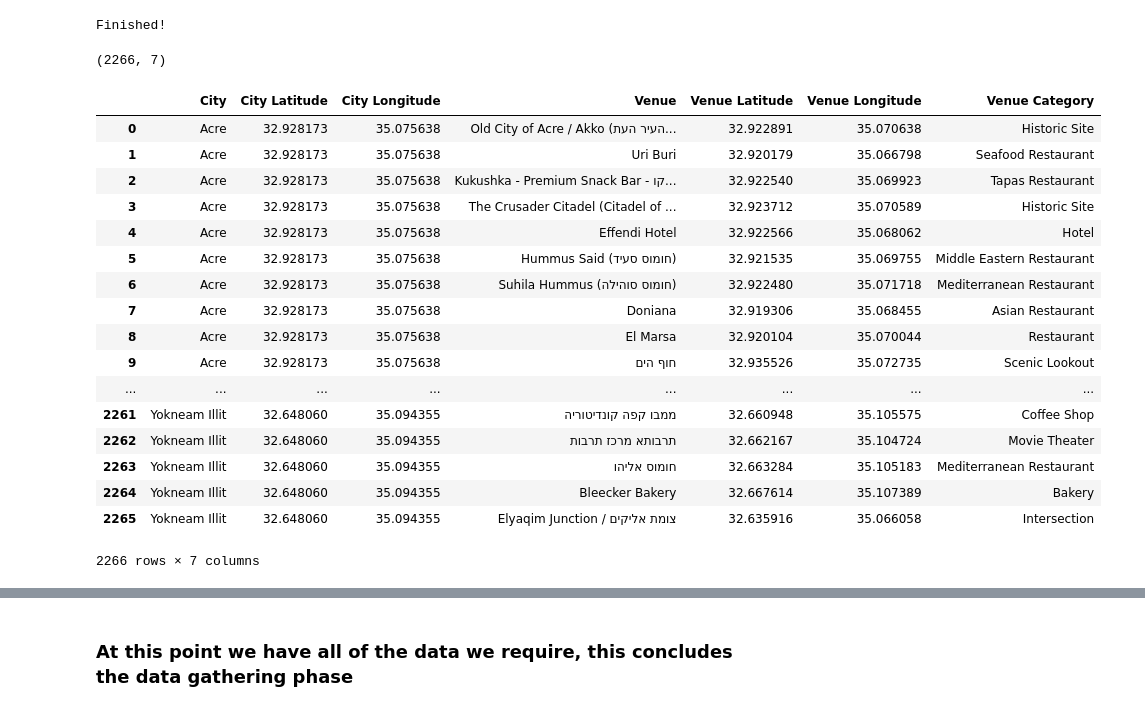
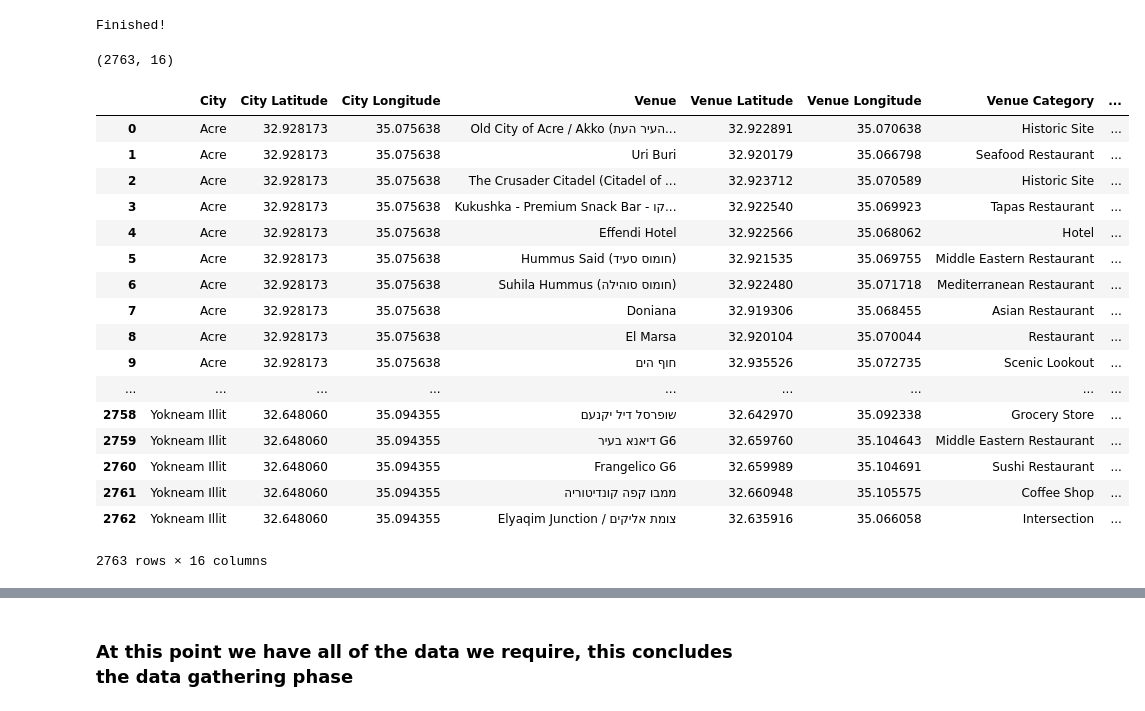
Before and after one commit to guy6400/Coursera_Capstone, a Jupyter notebook: Capstone_Project_Final.ipynb, the cells around one changed output, grey strips where cells are left out. Cells and saved outputs as stored; diff of their text form; code cells hidden in the pictures.

```diff
--- a/Capstone_Project_Final.ipynb
+++ b/Capstone_Project_Final.ipynb
@@ -105,0 +182,10 @@ df_socio.describe(include="all")
+# %%
+# Socio_Economic_Cluster: Precentile groups, 1-lo1, 10-high
+# Socio_Economic_Ranking - Rank among all Iseaeli Settelments, goes from 1- low, to 256 high
+# lets drop the redundent column and merge the new ones into our dataframe
+
+df_socio.drop(['Socio_Economic_Index'], axis=1, inplace=True)
+
+df_socio = pd.merge(df_socio, extea_socio, how="left", on=["Name"])
+
+df_socio.describe(include="all")
@@ -250,11 +350,11 @@ CLIENT_ID has been set
 CLIENT_SECRET has been set
 # %%
 LIMIT = 100 # limit of number of venues returned by Foursquare API
-radius = 3000 # define radius
+radius = 4000 # define radius
 # %%
  #create a function to get venus for all the cities in Israel
 
-def getNearbyVenues(names, latitudes, longitudes, radius=3000):
+def getNearbyVenues(names, latitudes, longitudes, radius=4000):
 
     venues_list=[]
     for name, lat, lng in zip(names, latitudes, longitudes):
@@ -299,31 +399,34 @@ def getNearbyVenues(names, latitudes, longitudes, radius=3000):
 Israel_venues = getNearbyVenues(names=df_socio['Name'],
                                  latitudes=df_socio['latitude'],
                                  longitudes=df_socio['longitude'],
-                                 radius = 3000
+                                 radius = 4000
                                 )
 # %% [output]
 Finished!
 # %%
-# check the size of the resulting dataframe
+#merge variables check the size of the resulting dataframe
+df_socio.rename(columns={'Name':'City'}, inplace=True)
+Israel_venues = pd.merge(Israel_venues, df_socio, how="left", on=["City"])
+
 print(Israel_venues.shape)
 Israel_venues
 # %% [output]
-(2266, 7)
+(2763, 16)
-|  | City | City Latitude | City Longitude | Venue | Venue Latitude | Venue Longitude | Venue Category |
-| 0 | Acre | 32.928173 | 35.075638 | Old City of Acre / Akko (העיר העת... | 32.922891 | 35.070638 | Historic Site |
-| 1 | Acre | 32.928173 | 35.075638 | Uri Buri | 32.920179 | 35.066798 | Seafood Restaurant |
-| 2 | Acre | 32.928173 | 35.075638 | Kukushka - Premium Snack Bar - קו... | 32.922540 | 35.069923 | Tapas Restaurant |
-| 3 | Acre | 32.928173 | 35.075638 | The Crusader Citadel (Citadel of ... | 32.923712 | 35.070589 | Historic Site |
-| 4 | Acre | 32.928173 | 35.075638 | Effendi Hotel | 32.922566 | 35.068062 | Hotel |
-| 5 | Acre | 32.928173 | 35.075638 | Hummus Said (חומוס סעיד) | 32.921535 | 35.069755 | Middle Eastern Restaurant |
-| 6 | Acre | 32.928173 | 35.075638 | Suhila Hummus (חומוס סוהילה) | 32.922480 | 35.071718 | Mediterranean Restaurant |
-| 7 | Acre | 32.928173 | 35.075638 | Doniana | 32.919306 | 35.068455 | Asian Restaurant |
-| 8 | Acre | 32.928173 | 35.075638 | El Marsa | 32.920104 | 35.070044 | Restaurant |
-| 9 | Acre | 32.928173 | 35.075638 | חוף הים | 32.935526 | 35.072735 | Scenic Lookout |
-| ... | ... | ... | ... | ... | ... | ... | ... |
-| 2261 | Yokneam Illit | 32.648060 | 35.094355 | ממבו קפה קונדיטוריה | 32.660948 | 35.105575 | Coffee Shop |
-| 2262 | Yokneam Illit | 32.648060 | 35.094355 | תרבותא מרכז תרבות | 32.662167 | 35.104724 | Movie Theater |
-| 2263 | Yokneam Illit | 32.648060 | 35.094355 | חומוס אליהו | 32.663284 | 35.105183 | Mediterranean Restaurant |
-| 2264 | Yokneam Illit | 32.648060 | 35.094355 | Bleecker Bakery | 32.667614 | 35.107389 | Bakery |
-| 2265 | Yokneam Illit | 32.648060 | 35.094355 | Elyaqim Junction / צומת אליקים | 32.635916 | 35.066058 | Intersection |
+|  | City | City Latitude | City Longitude | Venue | Venue Latitude | Venue Longitude | Venue Category | ... |
+| 0 | Acre | 32.928173 | 35.075638 | Old City of Acre / Akko (העיר העת... | 32.922891 | 35.070638 | Historic Site | ... |
+| 1 | Acre | 32.928173 | 35.075638 | Uri Buri | 32.920179 | 35.066798 | Seafood Restaurant | ... |
+| 2 | Acre | 32.928173 | 35.075638 | The Crusader Citadel (Citadel of ... | 32.923712 | 35.070589 | Historic Site | ... |
+| 3 | Acre | 32.928173 | 35.075638 | Kukushka - Premium Snack Bar - קו... | 32.922540 | 35.069923 | Tapas Restaurant | ... |
+| 4 | Acre | 32.928173 | 35.075638 | Effendi Hotel | 32.922566 | 35.068062 | Hotel | ... |
+| 5 | Acre | 32.928173 | 35.075638 | Hummus Said (חומוס סעיד) | 32.921535 | 35.069755 | Middle Eastern Restaurant | ... |
+| 6 | Acre | 32.928173 | 35.075638 | Suhila Hummus (חומוס סוהילה) | 32.922480 | 35.071718 | Mediterranean Restaurant | ... |
+| 7 | Acre | 32.928173 | 35.075638 | Doniana | 32.919306 | 35.068455 | Asian Restaurant | ... |
+| 8 | Acre | 32.928173 | 35.075638 | El Marsa | 32.920104 | 35.070044 | Restaurant | ... |
+| 9 | Acre | 32.928173 | 35.075638 | חוף הים | 32.935526 | 35.072735 | Scenic Lookout | ... |
+| ... | ... | ... | ... | ... | ... | ... | ... | ... |
+| 2758 | Yokneam Illit | 32.648060 | 35.094355 | שופרסל דיל יקנעם | 32.642970 | 35.092338 | Grocery Store | ... |
+| 2759 | Yokneam Illit | 32.648060 | 35.094355 | דיאנא בעיר G6 | 32.659760 | 35.104643 | Middle Eastern Restaurant | ... |
+| 2760 | Yokneam Illit | 32.648060 | 35.094355 | Frangelico G6 | 32.659989 | 35.104691 | Sushi Restaurant | ... |
+| 2761 | Yokneam Illit | 32.648060 | 35.094355 | ממבו קפה קונדיטוריה | 32.660948 | 35.105575 | Coffee Shop | ... |
+| 2762 | Yokneam Illit | 32.648060 | 35.094355 | Elyaqim Junction / צומת אליקים | 32.635916 | 35.066058 | Intersection | ... |
-2266 rows × 7 columns
+2763 rows × 16 columns
```
Also changed, not shown: parts of 45 cells of this notebook, 4 other files.
